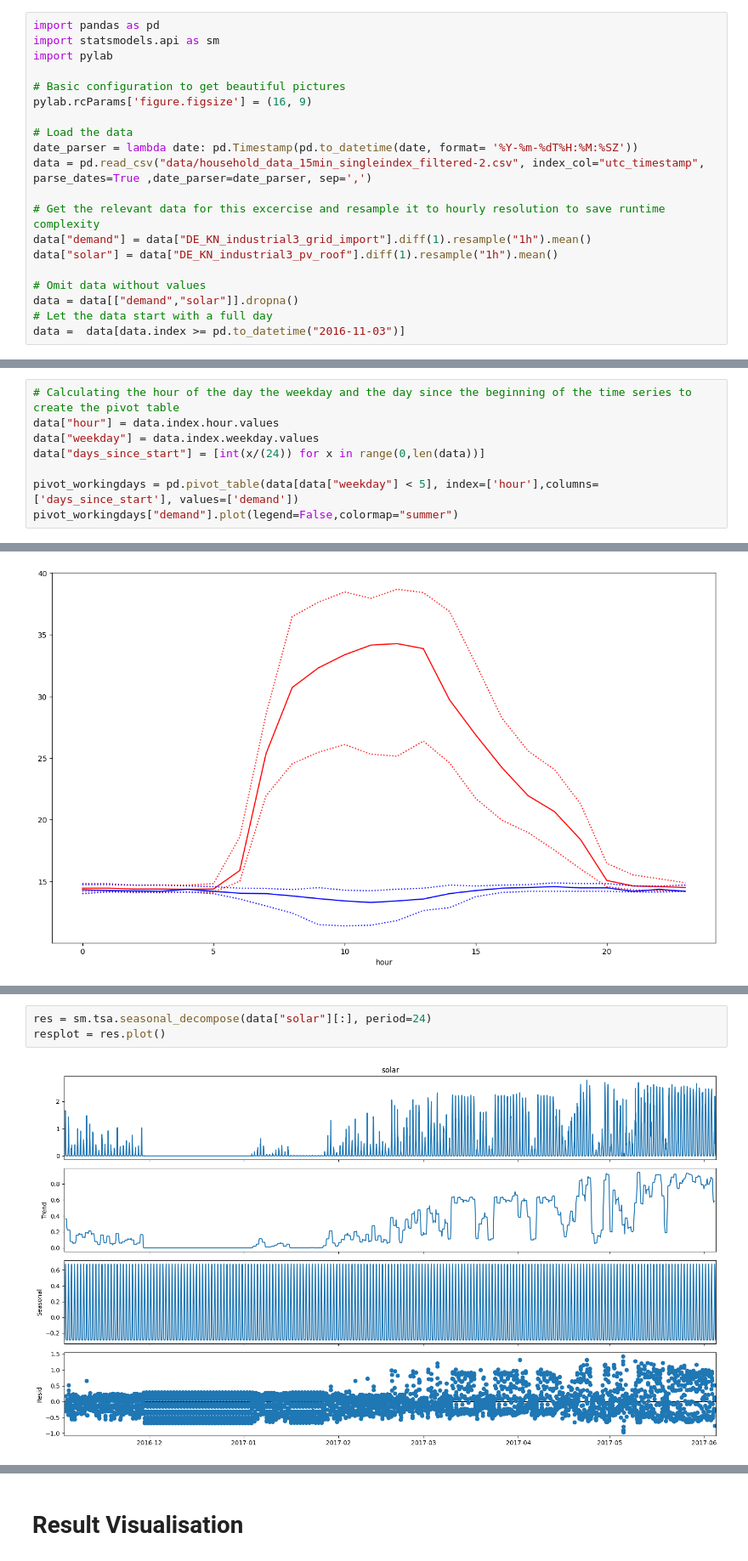
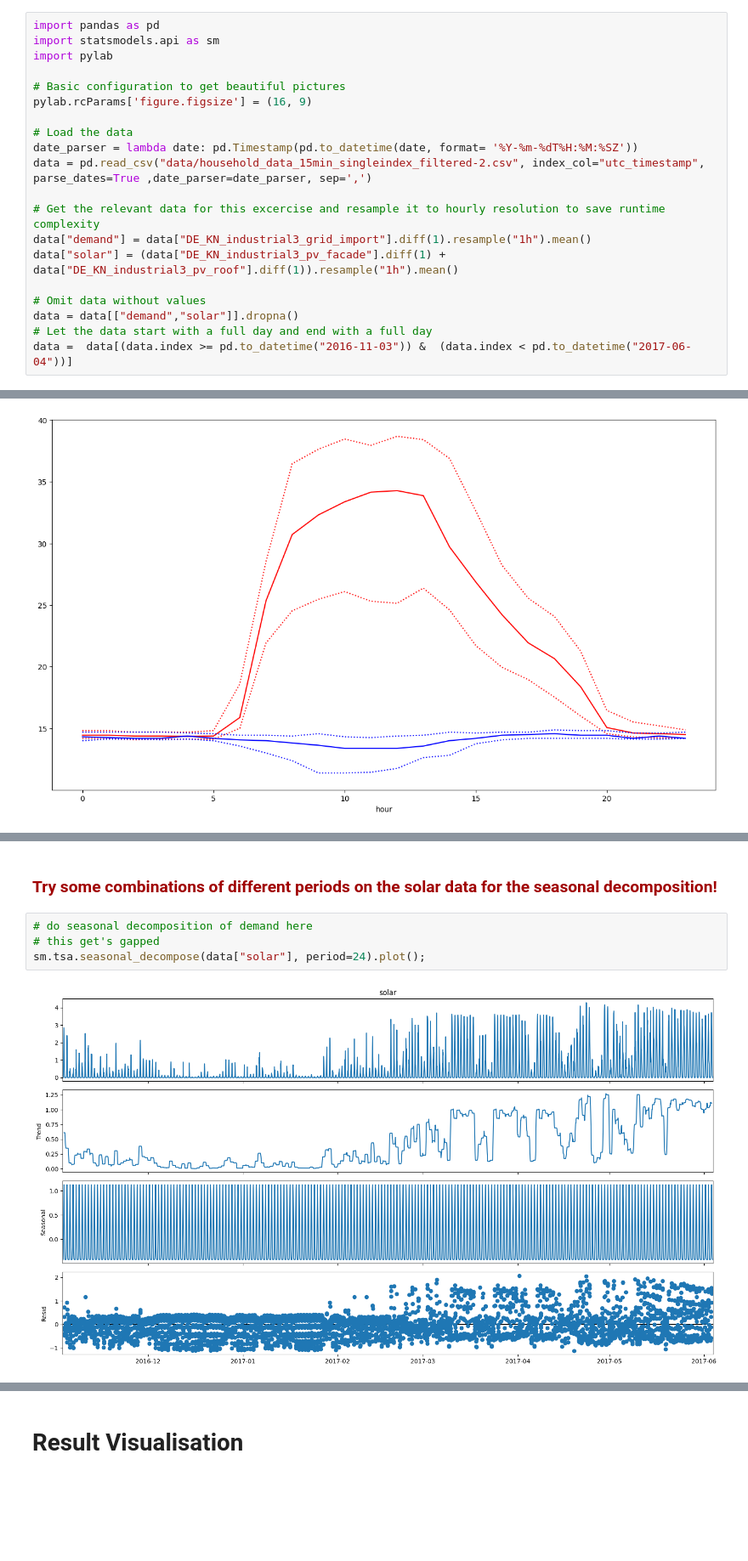
Before and after one commit to hertelm/uebung-2023-pyWATTS, a Jupyter notebook: uebung_pyWATTS.ipynb, the cells around one changed output, grey strips where cells are left out. Shown at 85% size. Drawn from its saved outputs; the diff is of its cells as text; blank space fills up the shorter version.

```diff
--- a/uebung_pyWATTS.ipynb
+++ b/uebung_pyWATTS.ipynb
@@ -67,12 +67,12 @@ data = pd.read_csv("data/household_data_15min_singleindex_filtered-2.csv", index
 
 # Get the relevant data for this excercise and resample it to hourly resolution to save runtime complexity
 data["demand"] = data["DE_KN_industrial3_grid_import"].diff(1).resample("1h").mean()
-data["solar"] = data["DE_KN_industrial3_pv_roof"].diff(1).resample("1h").mean()
+data["solar"] = (data["DE_KN_industrial3_pv_facade"].diff(1) + data["DE_KN_industrial3_pv_roof"].diff(1)).resample("1h").mean()
 
 # Omit data without values
 data = data[["demand","solar"]].dropna()
-# Let the data start with a full day
-data =  data[data.index >= pd.to_datetime("2016-11-03")]
+# Let the data start with a full day and end with a full day
+data =  data[(data.index >= pd.to_datetime("2016-11-03")) &  (data.index < pd.to_datetime("2017-06-04"))]
 # %% [markdown]
 # **2. Data Analysis**
 
@@ -153,8 +177,0 @@ pivot_solar.quantile(0.75,axis=1).plot(color="red",linestyle='dotted')
-# %%
-# Calculating the hour of the day the weekday and the day since the beginning of the time series to create the pivot table
-data["hour"] = data.index.hour.values
-data["weekday"] = data.index.weekday.values
-data["days_since_start"] = [int(x/(24)) for x in range(0,len(data))]
-
-pivot_workingdays = pd.pivot_table(data[data["weekday"] < 5], index=['hour'],columns=['days_since_start'], values=['demand'])
-pivot_workingdays["demand"].plot(legend=False,colormap="summer")
@@ -244,6 +255,9 @@ resplot = res.plot()
+# %% [markdown]
+ ### <span style="color:#A00000 "> Try some combinations of different periods on the solar data for the seasonal decomposition!  </span>
 # %%
-res = sm.tsa.seasonal_decompose(data["solar"][:], period=24)
-resplot = res.plot()
+# do seasonal decomposition of demand here
+# this get's gapped
+sm.tsa.seasonal_decompose(data["solar"], period=24).plot();
 # %% [output]
-[figure, old version]
+[figure, new version]
 # %% [markdown]
```
Also changed, not shown: parts of 35 cells of this notebook.
